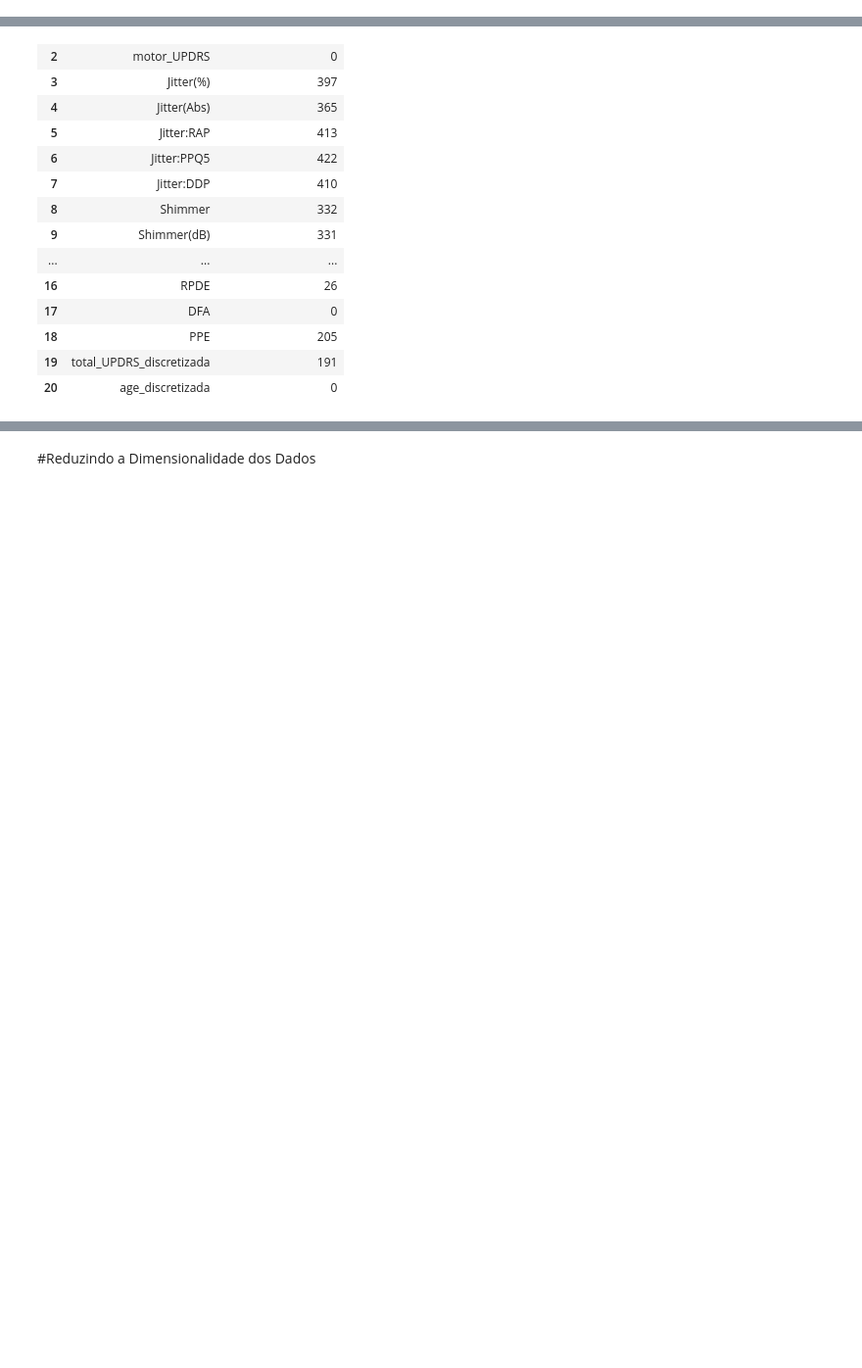
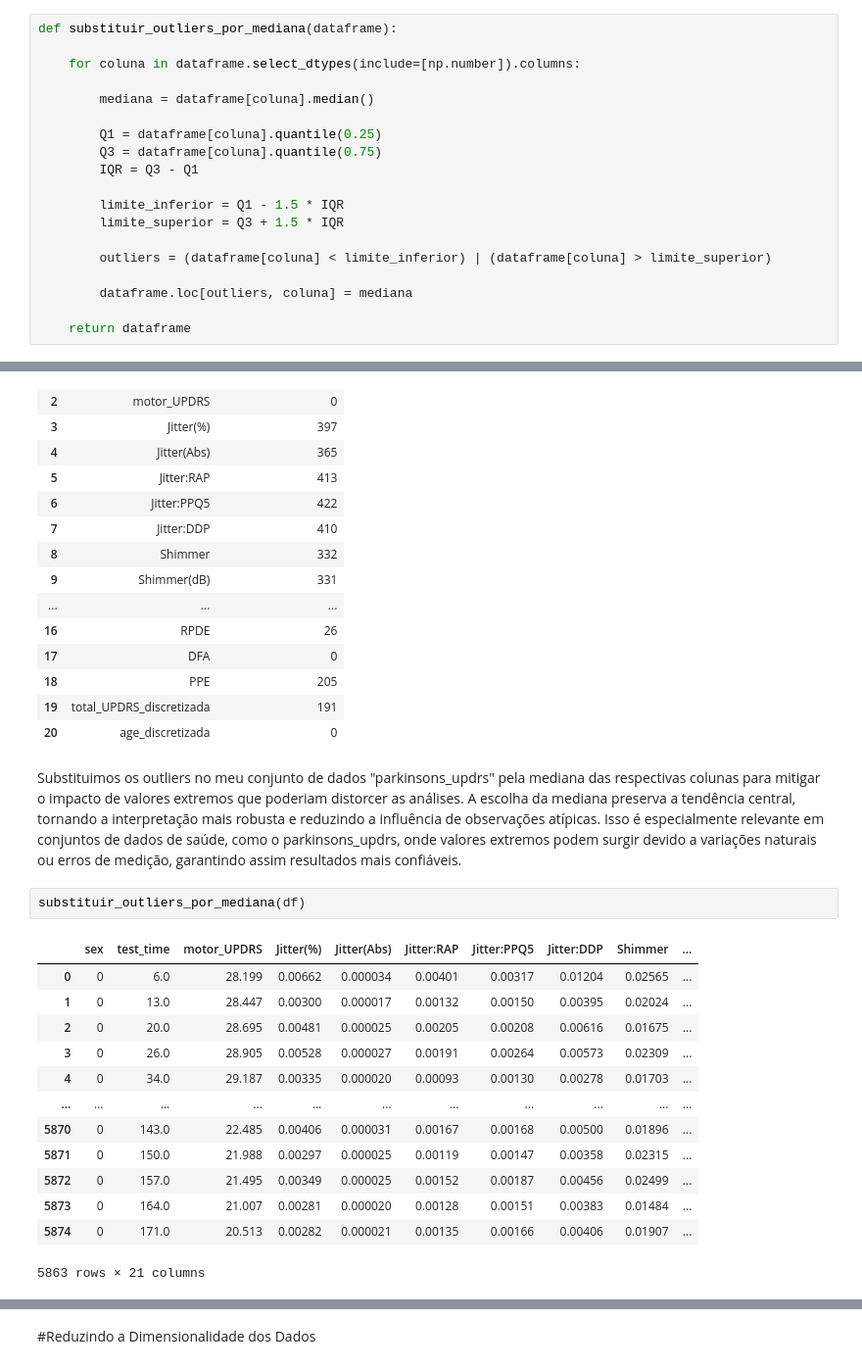
Before and after one commit to KacioSilva/ProjetoAM, a Jupyter notebook: Prova_AM.ipynb, the cells around one changed output, grey strips where cells are left out. Shown at 98% size. Saved outputs shown, nothing was run; the diff lists cells and outputs as text; blank space fills up the shorter version.

```diff
--- a/Prova_AM.ipynb
+++ b/Prova_AM.ipynb
@@ -50,3 +44,22 @@ def resetarDF():
+# %%
+def substituir_outliers_por_mediana(dataframe):
+
+    for coluna in dataframe.select_dtypes(include=[np.number]).columns:
+
+        mediana = dataframe[coluna].median()
+
+        Q1 = dataframe[coluna].quantile(0.25)
+        Q3 = dataframe[coluna].quantile(0.75)
+        IQR = Q3 - Q1
+
+        limite_inferior = Q1 - 1.5 * IQR
+        limite_superior = Q3 + 1.5 * IQR
+
+        outliers = (dataframe[coluna] < limite_inferior) | (dataframe[coluna] > limite_superior)
+
+        dataframe.loc[outliers, coluna] = mediana
+
+    return dataframe
 # %% [markdown]
 #Leitura, análise e tratamento inicial do dataset
 # %%
@@ -814,3 +827,22 @@ pd.DataFrame(lista, columns=['coluna', 'quantidade_outliers'])
 | 18 | PPE | 205 |
 | 19 | total_UPDRS_discretizada | 191 |
 | 20 | age_discretizada | 0 |
+# %% [markdown]
+
+Substituimos os outliers no meu conjunto de dados "parkinsons_updrs" pela mediana das respectivas colunas para mitigar o impacto de valores extremos que poderiam distorcer as análises. A escolha da mediana preserva a tendência central, tornando a interpretação mais robusta e reduzindo a influência de observações atípicas. Isso é especialmente relevante em conjuntos de dados de saúde, como o parkinsons_updrs, onde valores extremos podem surgir devido a variações naturais ou erros de medição, garantindo assim resultados mais confiáveis.
+# %%
+substituir_outliers_por_mediana(df)
+# %% [output]
+|  | sex | test_time | motor_UPDRS | Jitter(%) | Jitter(Abs) | Jitter:RAP | Jitter:PPQ5 | Jitter:DDP | Shimmer | ... |
+| 0 | 0 | 6.0 | 28.199 | 0.00662 | 0.000034 | 0.00401 | 0.00317 | 0.01204 | 0.02565 | ... |
+| 1 | 0 | 13.0 | 28.447 | 0.00300 | 0.000017 | 0.00132 | 0.00150 | 0.00395 | 0.02024 | ... |
+| 2 | 0 | 20.0 | 28.695 | 0.00481 | 0.000025 | 0.00205 | 0.00208 | 0.00616 | 0.01675 | ... |
+| 3 | 0 | 26.0 | 28.905 | 0.00528 | 0.000027 | 0.00191 | 0.00264 | 0.00573 | 0.02309 | ... |
+| 4 | 0 | 34.0 | 29.187 | 0.00335 | 0.000020 | 0.00093 | 0.00130 | 0.00278 | 0.01703 | ... |
+| ... | ... | ... | ... | ... | ... | ... | ... | ... | ... | ... |
+| 5870 | 0 | 143.0 | 22.485 | 0.00406 | 0.000031 | 0.00167 | 0.00168 | 0.00500 | 0.01896 | ... |
+| 5871 | 0 | 150.0 | 21.988 | 0.00297 | 0.000025 | 0.00119 | 0.00147 | 0.00358 | 0.02315 | ... |
+| 5872 | 0 | 157.0 | 21.495 | 0.00349 | 0.000025 | 0.00152 | 0.00187 | 0.00456 | 0.02499 | ... |
+| 5873 | 0 | 164.0 | 21.007 | 0.00281 | 0.000020 | 0.00128 | 0.00151 | 0.00383 | 0.01484 | ... |
+| 5874 | 0 | 171.0 | 20.513 | 0.00282 | 0.000021 | 0.00135 | 0.00166 | 0.00406 | 0.01907 | ... |
+5863 rows × 21 columns
```
Also changed, not shown: parts of 5 cells of this notebook.
